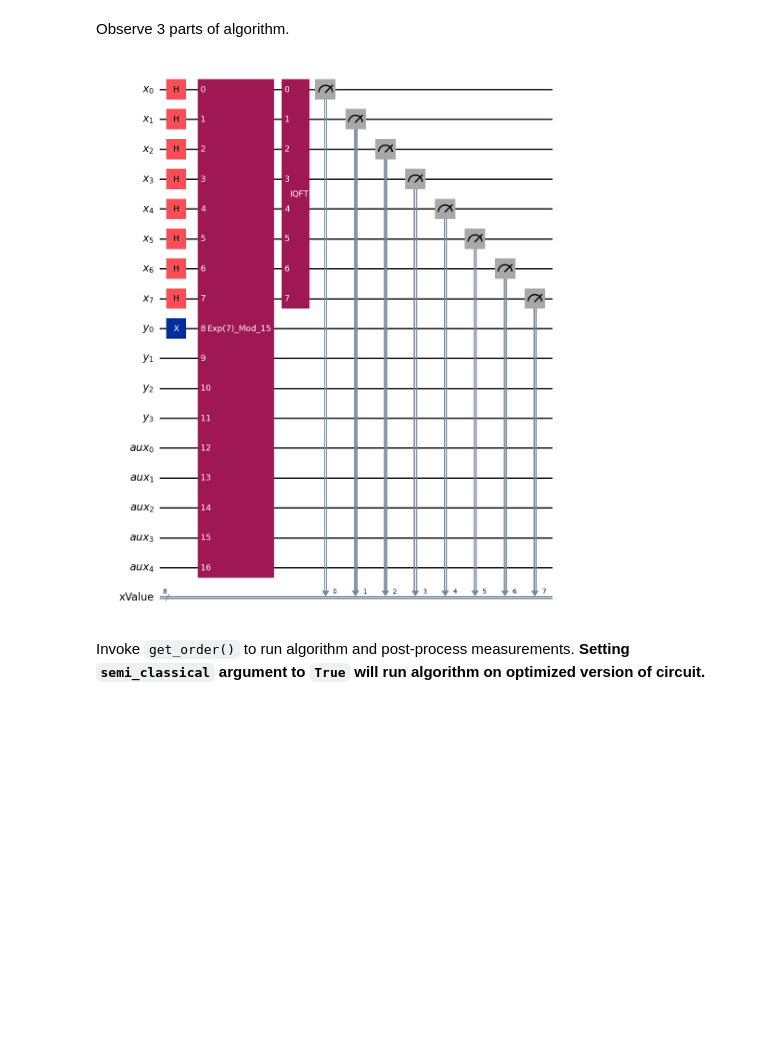
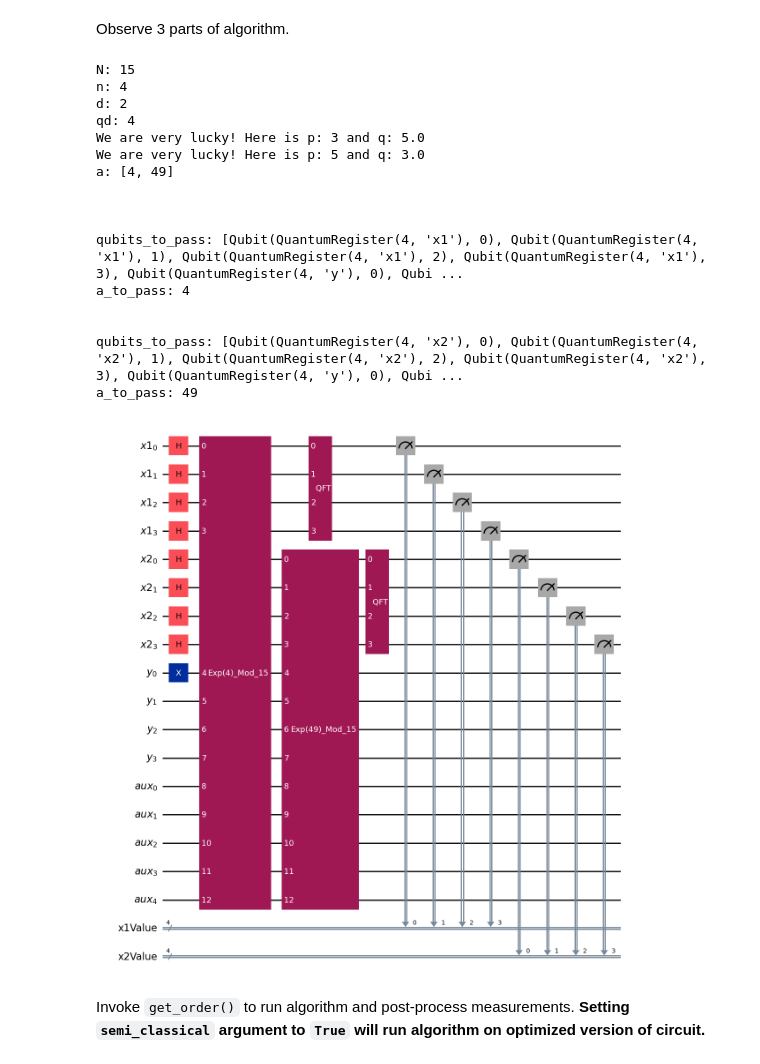
Before and after one commit to Wlitkopa/engineer-thesis, a Jupyter notebook: regev.ipynb, the cells around one changed output. Saved outputs shown, nothing was run; the diff lists cells and outputs as text; code cells hidden in the pictures; blank space fills up the shorter version.

Commit message:
Created quantum circuit and performing first run

```diff
--- a/regev.ipynb
+++ b/regev.ipynb
@@ -248,16 +310,31 @@ from implementations.mix import MixShor as Shor
 For usage, class instance have to be created. The circuits will be run using local qiskit-air simulator.
 # %%
 # create instance of class
-shor = Shor(shots=64)
+regev = Regev(shots=64)
 # %% [markdown]
 Observe 3 parts of algorithm.
 # %%
 N=15
-a=7
-circuit = shor.construct_circuit(a, N, semi_classical=False, measurement=True)
+circuit = regev.construct_circuit(N, semi_classical=False, measurement=True)
 circuit.draw(output='mpl', fold=-1)
 # %% [output]
+N: 15
+n: 4
+d: 2
+qd: 4
+We are very lucky! Here is p: 3 and q: 5.0
+We are very lucky! Here is p: 5 and q: 3.0
+a: [4, 49]
+
+
+
+qubits_to_pass: [Qubit(QuantumRegister(4, 'x1'), 0), Qubit(QuantumRegister(4, 'x1'), 1), Qubit(QuantumRegister(4, 'x1'), 2), Qubit(QuantumRegister(4, 'x1'), 3), Qubit(QuantumRegister(4, 'y'), 0), Qubi ...
+a_to_pass: 4
+
+
+qubits_to_pass: [Qubit(QuantumRegister(4, 'x2'), 0), Qubit(QuantumRegister(4, 'x2'), 1), Qubit(QuantumRegister(4, 'x2'), 2), Qubit(QuantumRegister(4, 'x2'), 3), Qubit(QuantumRegister(4, 'y'), 0), Qubi ...
+a_to_pass: 49
-[figure, old version]
+[figure, new version]
 # %% [markdown]
 Invoke `get_order()` to run algorithm and post-process measurements.
 <b>Setting `semi_classical` argument to `True` will run algorithm on optimized version of circuit.</b>
```
Also changed, not shown: parts of 8 cells of this notebook, 2 other files.
